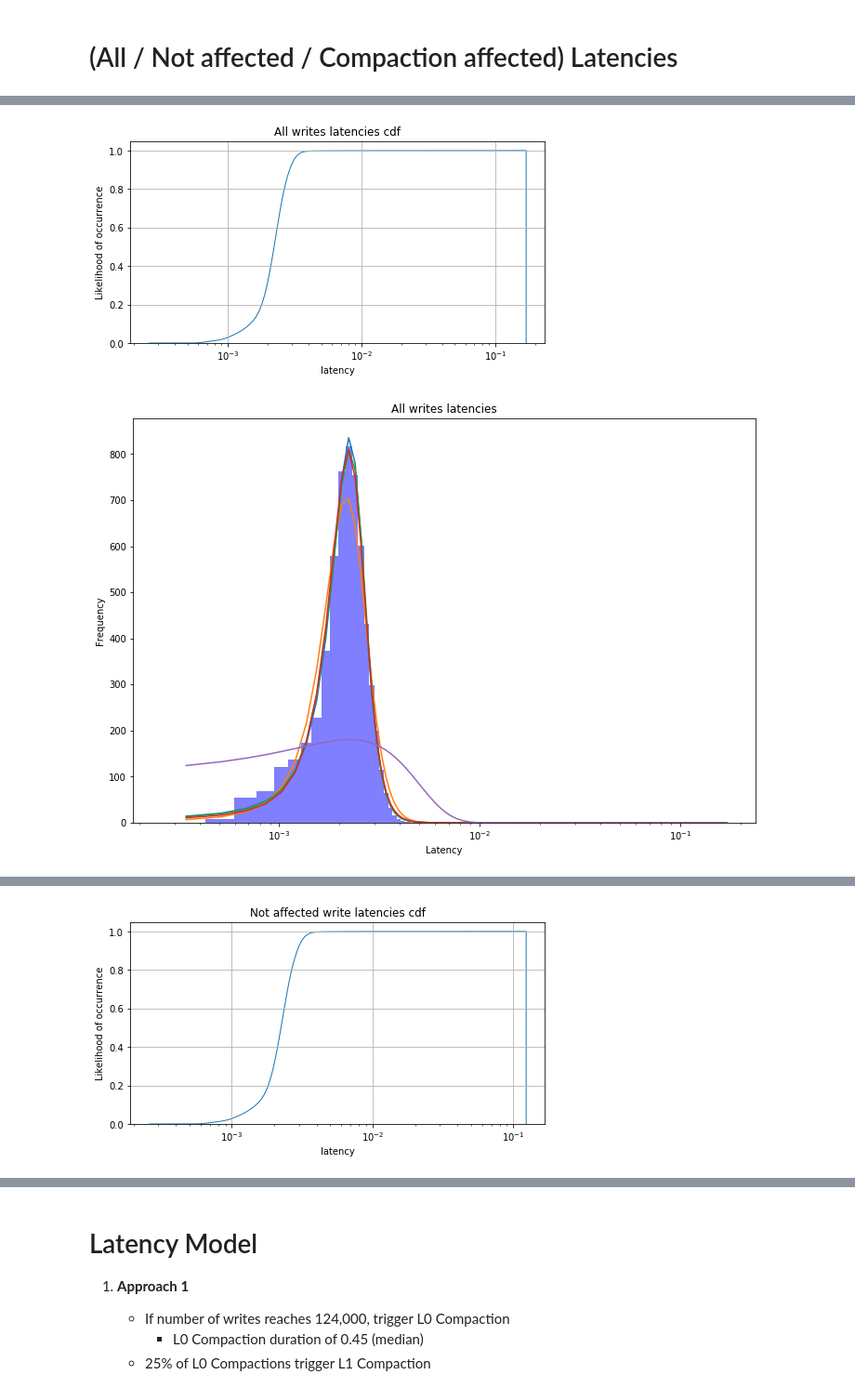
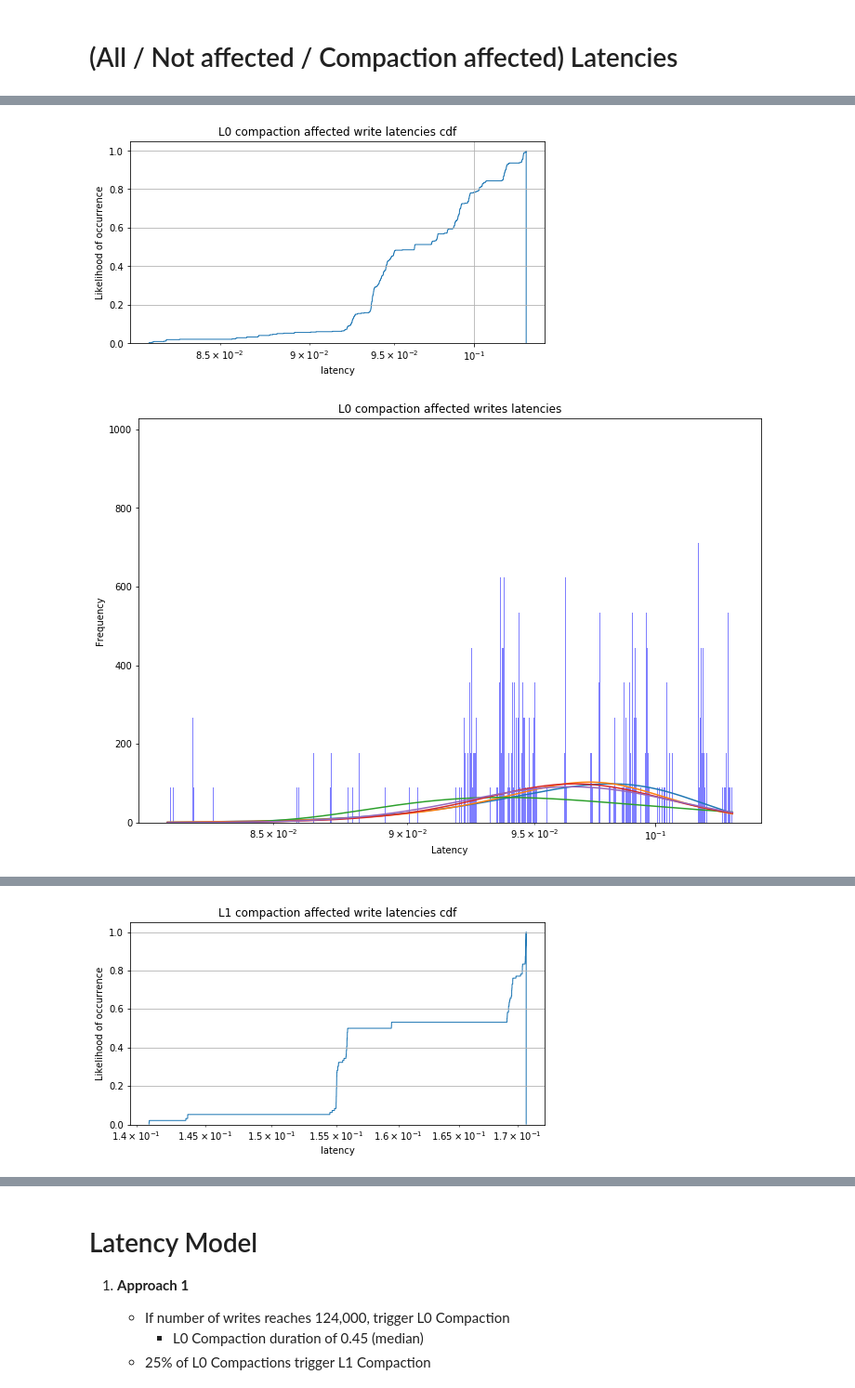
Before and after one commit to esmaeil-mirvakili/benchmark, a Jupyter notebook: Ceph/latency_distribution/qd48-5mins-default/latency_model.ipynb, the cells around one changed output, grey strips where cells are left out. Shown: that part at 93% size. Drawn from its saved outputs; the diff is of its cells as text; code cells hidden in the pictures.

```diff
--- a/Ceph/latency_distribution/qd48-5mins-default/latency_model.ipynb
+++ b/Ceph/latency_distribution/qd48-5mins-default/latency_model.ipynb
@@ -273,7 +273,7 @@ import datetime
 def split_latencies(
     times, latancies,
     l0_compaction_starts, l0_compaction_durations,
-    l1_compaction_starts, l1_compaction_durations ):
+    l1_compaction_starts, l1_compaction_durations, spike_threshold=0 ):
     l0_affected_latencies = []
     l1_affected_latencies = []
     other_latencies = []
@@ -283,18 +283,18 @@ def split_latencies(
         time = times[i]
         affected = False
         for j in range(len(l0_compaction_starts)):
-            if l0_compaction_starts[j] <= time <= l0_compaction_ends[j]:
+            if l0_compaction_starts[j] <= time <= l0_compaction_ends[j] and spike_threshold <= latancies[i]:
                 affected = True
                 l0_affected_latencies.append(latancies[i])
                 break
         for j in range(len(l1_compaction_starts)):
-            if l1_compaction_starts[j] <= time <= l1_compaction_ends[j]:
+            if l1_compaction_starts[j] <= time <= l1_compaction_ends[j] and spike_threshold <= latancies[i]:
                 affected = True
                 l1_affected_latencies.append(latancies[i])
                 break
         if not affected:
             other_latencies.append(latancies[i])
-    return l0_affected_latencies, l1_affected_latencies, other_latencies
+    return l0_affected_latencies, l1_affected_latencies, other_latencies, l0_compaction_ends, l1_compaction_ends
 # %% [markdown]
 # Latency and Compactions
 # %%
@@ -334,3 +335,26 @@ plt.close()
 [figure]
 # %% [markdown]
 # (All / Not affected / Compaction affected) Latencies
+# %%
+import statistics
+
+l0_affected_latencies, l1_affected_latencies, other_latencies, l0_compaction_ends, l1_compaction_ends = split_latencies(
+    x_bs_lat, y_bs_lat,
+    x2_compact, w2_compact,
+    x3_compact, w3_compact, spike_threshold=0.05 )
+
+def stats(data, title):
+    print(title+':')
+    print('\t len:'+str(len(data)))
+    print('\t mean:'+str(statistics.mean(data)))
+    print('\t median:'+str(statistics.median(data)))
+    #print('\t mode:'+str(statistics.mode(data)))
+    print('\t variance:'+str(statistics.variance(data)))
+    print('\t max:'+str(max(data)))
+    print('\t min:'+str(min(data)))
+
+
+stats(y_bs_lat, 'all latencies')
+stats(other_latencies, 'not affected')
+stats(l0_affected_latencies, 'l0_affected_latencies')
+stats(l1_affected_latencies, 'l1_affected_latencies')
@@ -337,20 +425,9 @@ plt.close()
 # %%
-l0_affected_latencies, l1_affected_latencies, other_latencies = split_latencies(
-    x_bs_lat, y_bs_lat,
-    x2_compact, w2_compact,
-    x3_compact, w3_compact )
-
-plot_cdf(y_bs_lat, 'All writes latencies cdf', 'latency', x_log=True)
-find_best_dist(y_bs_lat, 'All writes latencies', x_log=True)
-
-plot_cdf(other_latencies, 'Not affected write latencies cdf', 'latency', x_log=True)
-find_best_dist(other_latencies, 'Not affected writes latencies', x_log=True)
-
 plot_cdf(l0_affected_latencies, 'L0 compaction affected write latencies cdf', 'latency', x_log=True)
 find_best_dist(l0_affected_latencies, 'L0 compaction affected writes latencies', x_log=True)
 
 plot_cdf(l1_affected_latencies, 'L1 compaction affected write latencies cdf', 'latency', x_log=True)
 find_best_dist(l1_affected_latencies, 'L1 compaction affected writes latencies', x_log=True)
 # %% [output]
-[figure, old version]
+[figure, new version]
-[figure, old version]
+[figure, new version]
@@ -358 +435 @@ find_best_dist(l1_affected_latencies, 'L1 compaction affected writes latencies',
-[figure, old version]
+[figure, new version]
```
Also changed, not shown: parts of 5 cells of this notebook, 18 other files.
